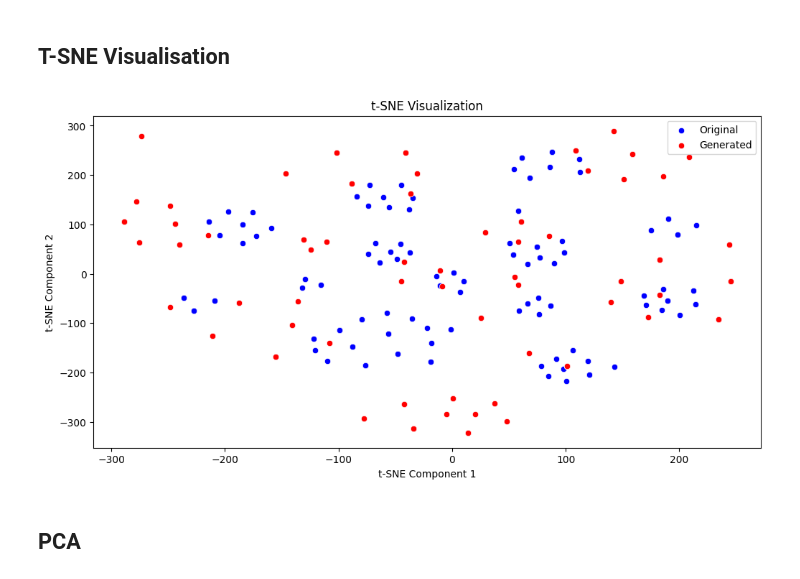
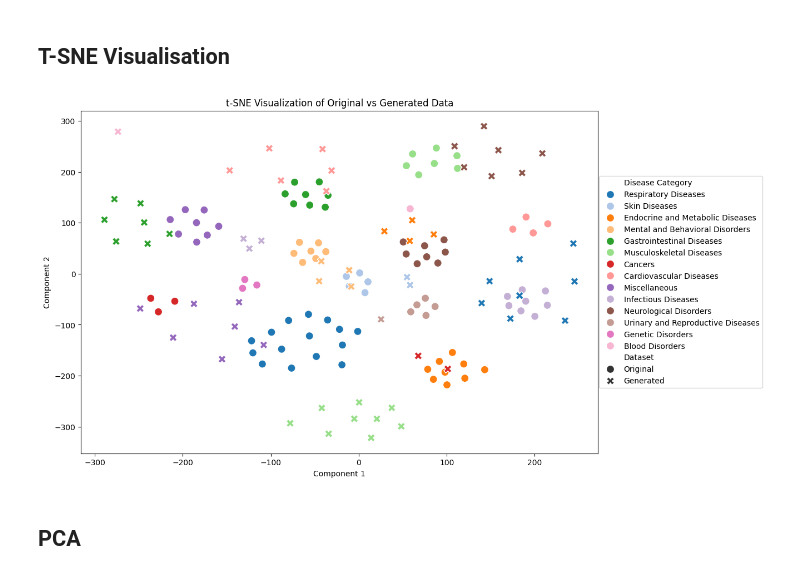
Before and after one commit to Ayfred/dissertation_maxime_mu, a Jupyter notebook: evaluation/EvaluateData_BeGreat.ipynb, the cells around one changed output. Cells and saved outputs as stored; diff of their text form; code cells hidden in the pictures.

```diff
--- a/evaluation/EvaluateData_BeGreat.ipynb
+++ b/evaluation/EvaluateData_BeGreat.ipynb
@@ -441,32 +441,46 @@ P-Value: 0.4464984569978513
 # %% [markdown]
 ## T-SNE Visualisation
 # %%
-# t-SNE Visualisation
+import matplotlib.pyplot as plt
+import seaborn as sns
 from sklearn.manifold import TSNE
+from sklearn.preprocessing import OneHotEncoder
+
+# Assuming original_data and generated_data are your datasets
 
 # One-hot encode the 'Disease Category' column
 encoder = OneHotEncoder()
 original_encoded = encoder.fit_transform(original_data[['Disease Category']])
 generated_encoded = encoder.transform(generated_data[['Disease Category']])
 original_encoded = original_encoded.toarray()
 generated_encoded = generated_encoded.toarray()
 
 # Perform t-SNE on the one-hot encoded data
 tsne = TSNE(n_components=2, random_state=42)
 original_tsne = tsne.fit_transform(original_encoded)
 generated_tsne = tsne.fit_transform(generated_encoded)
 
+# Create a combined DataFrame for easier plotting
+import pandas as pd
+original_df = pd.DataFrame(original_tsne, columns=['Component 1', 'Component 2'])
+original_df['Dataset'] = 'Original'
+original_df['Disease Category'] = original_data['Disease Category']
+
+generated_df = pd.DataFrame(generated_tsne, columns=['Component 1', 'Component 2'])
+generated_df['Dataset'] = 'Generated'
+generated_df['Disease Category'] = generated_data['Disease Category']
+
+combined_df = pd.concat([original_df, generated_df])
+
 # Plot the t-SNE visualization
-plt.figure(figsize=(12, 6))
-sns.scatterplot(x=original_tsne[:, 0], y=original_tsne[:, 1], color='blue')
-sns.scatterplot(x=generated_tsne[:, 0], y=generated_tsne[:, 1], color='red')
-plt.title('t-SNE Visualization')
-plt.legend(['Original', 'Generated'])
-plt.xlabel('t-SNE Component 1')
-plt.ylabel('t-SNE Component 2')
+plt.figure(figsize=(12, 8))
+sns.scatterplot(x='Component 1', y='Component 2', hue='Disease Category', style='Dataset', palette='tab20', data=combined_df, markers=True, s=100)
+plt.title('t-SNE Visualization of Original vs Generated Data')
+# make the legend smaller
+plt.legend(loc='center', bbox_to_anchor=(1.16, 0.5), ncol=1)
 plt.show()
 # %% [output]
-[figure, old version]
+[figure, new version]
 # %% [markdown]
 ## PCA
 # %%
```
Also changed, not shown: 2 other files.
